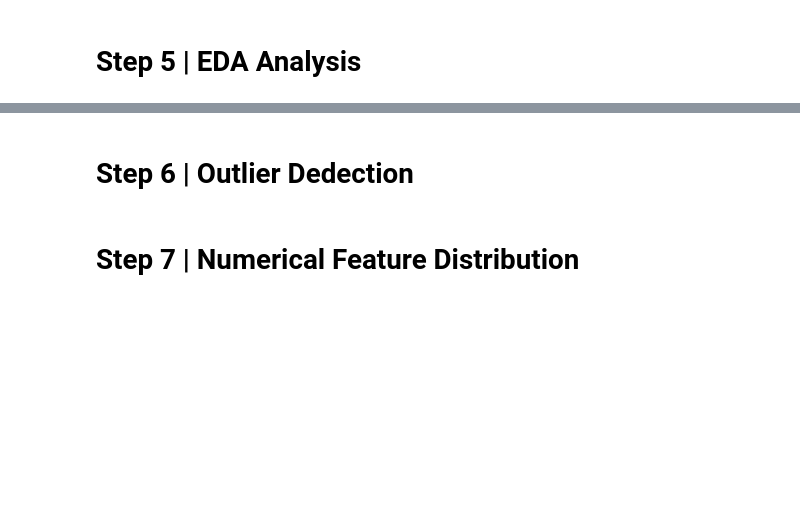
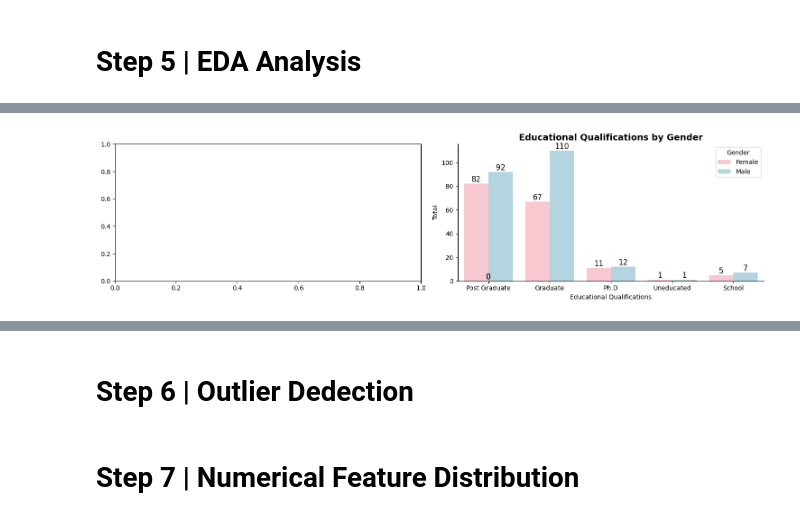
Before and after one commit to Luan338/E-commerce-Online-Foods, a Jupyter notebook: OnlineFoods.ipynb, the cells around one changed output, grey strips where cells are left out. Cells and saved outputs as stored; diff of their text form; code cells hidden in the pictures; blank space fills up the shorter version.

```diff
--- a/OnlineFoods.ipynb
+++ b/OnlineFoods.ipynb
@@ -239,0 +287,4 @@ standardized_distribution('Marital Status', df_Foods)
+# %%
+byGender('Educational Qualifications', df_Foods)
+# %% [output]
+[figure, added]
```
Also changed, not shown: parts of 9 cells of this notebook.
